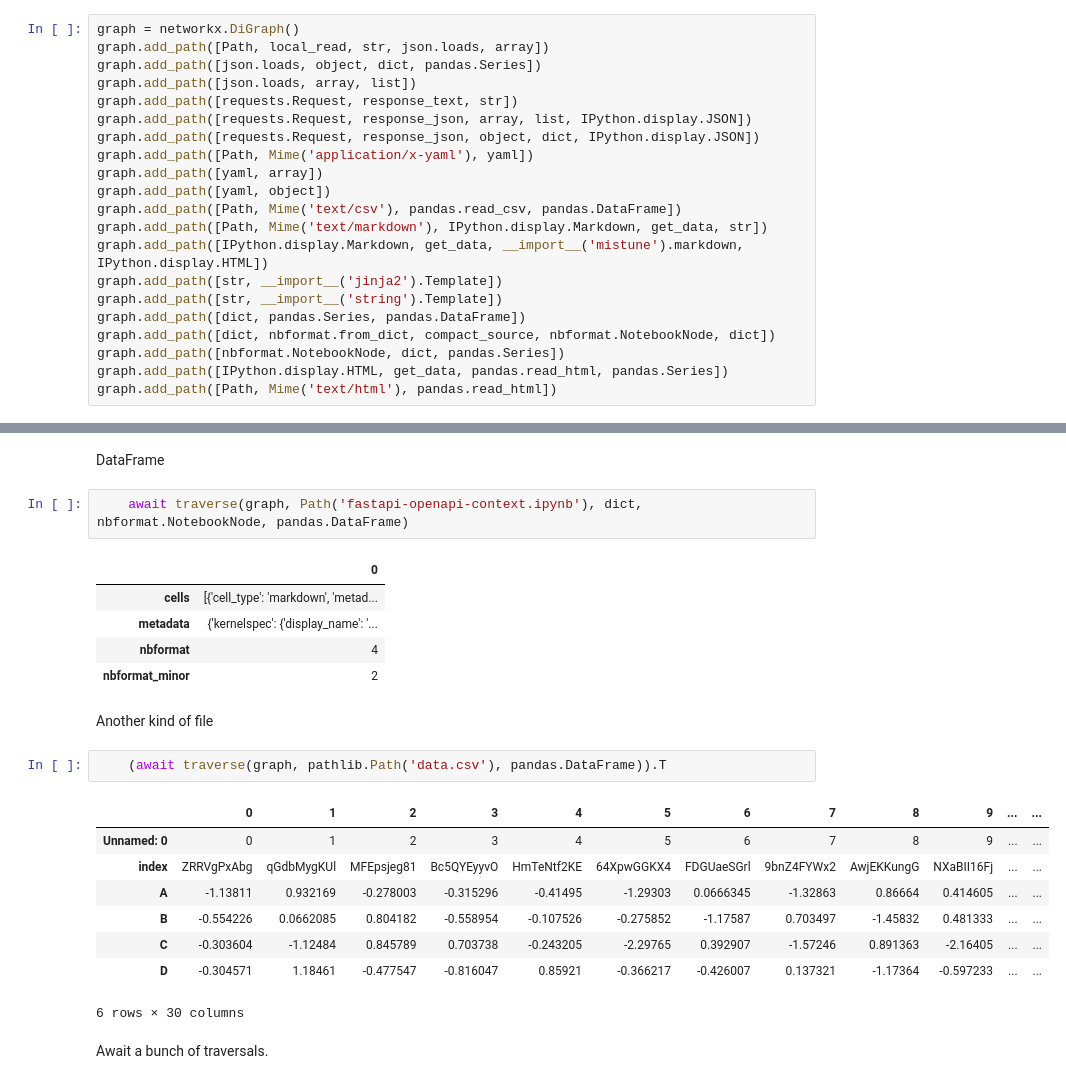
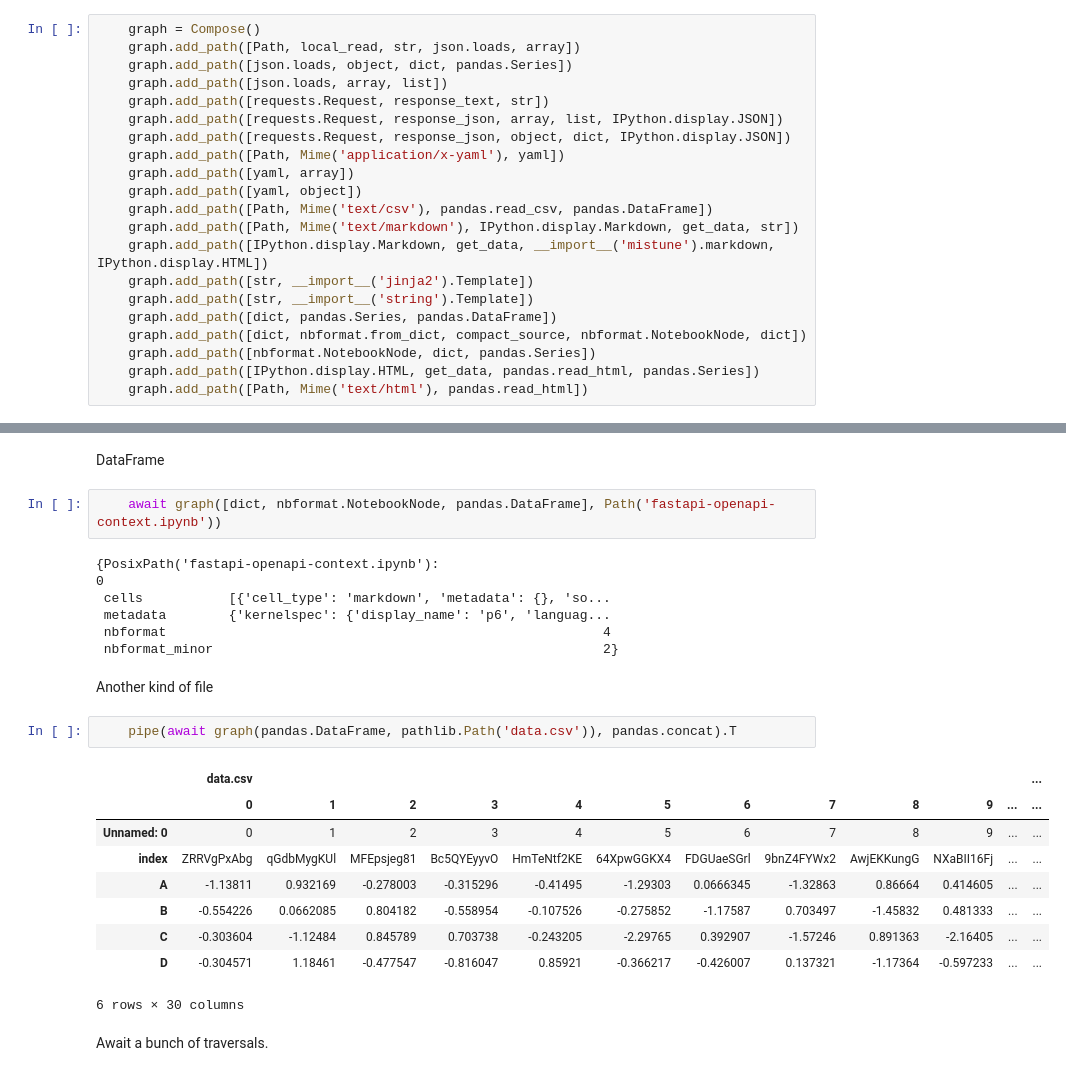
Before and after one commit to deathbeds/ado, a Jupyter notebook: ado.ipynb, the cells around one changed output, grey strips where cells are left out. Cells and saved outputs as stored; diff of their text form.

```diff
--- a/ado.ipynb
+++ b/ado.ipynb
@@ -76,21 +99,21 @@ def get_data(x): return x.data
 # %%
-graph = networkx.DiGraph()
-graph.add_path([Path, local_read, str, json.loads, array])
-graph.add_path([json.loads, object, dict, pandas.Series])
-graph.add_path([json.loads, array, list])
-graph.add_path([requests.Request, response_text, str])
-graph.add_path([requests.Request, response_json, array, list, IPython.display.JSON])
-graph.add_path([requests.Request, response_json, object, dict, IPython.display.JSON])
-graph.add_path([Path, Mime('application/x-yaml'), yaml])
-graph.add_path([yaml, array])
-graph.add_path([yaml, object])
-graph.add_path([Path, Mime('text/csv'), pandas.read_csv, pandas.DataFrame])
-graph.add_path([Path, Mime('text/markdown'), IPython.display.Markdown, get_data, str])
-graph.add_path([IPython.display.Markdown, get_data, __import__('mistune').markdown, IPython.display.HTML])
-graph.add_path([str, __import__('jinja2').Template])
-graph.add_path([str, __import__('string').Template])
-graph.add_path([dict, pandas.Series, pandas.DataFrame])
-graph.add_path([dict, nbformat.from_dict, compact_source, nbformat.NotebookNode, dict])
-graph.add_path([nbformat.NotebookNode, dict, pandas.Series])
-graph.add_path([IPython.display.HTML, get_data, pandas.read_html, pandas.Series])
-graph.add_path([Path, Mime('text/html'), pandas.read_html])
+    graph = Compose()
+    graph.add_path([Path, local_read, str, json.loads, array])
+    graph.add_path([json.loads, object, dict, pandas.Series])
+    graph.add_path([json.loads, array, list])
+    graph.add_path([requests.Request, response_text, str])
+    graph.add_path([requests.Request, response_json, array, list, IPython.display.JSON])
+    graph.add_path([requests.Request, response_json, object, dict, IPython.display.JSON])
+    graph.add_path([Path, Mime('application/x-yaml'), yaml])
+    graph.add_path([yaml, array])
+    graph.add_path([yaml, object])
+    graph.add_path([Path, Mime('text/csv'), pandas.read_csv, pandas.DataFrame])
+    graph.add_path([Path, Mime('text/markdown'), IPython.display.Markdown, get_data, str])
+    graph.add_path([IPython.display.Markdown, get_data, __import__('mistune').markdown, IPython.display.HTML])
+    graph.add_path([str, __import__('jinja2').Template])
+    graph.add_path([str, __import__('string').Template])
+    graph.add_path([dict, pandas.Series, pandas.DataFrame])
+    graph.add_path([dict, nbformat.from_dict, compact_source, nbformat.NotebookNode, dict])
+    graph.add_path([nbformat.NotebookNode, dict, pandas.Series])
+    graph.add_path([IPython.display.HTML, get_data, pandas.read_html, pandas.Series])
+    graph.add_path([Path, Mime('text/html'), pandas.read_html])
@@ -162,18 +168,19 @@ dtype: object
 # %% [markdown]
 DataFrame
 # %%
-    await traverse(graph, Path('fastapi-openapi-context.ipynb'), dict, nbformat.NotebookNode, pandas.DataFrame)
+    await graph([dict, nbformat.NotebookNode, pandas.DataFrame], Path('fastapi-openapi-context.ipynb'))
 # %% [output]
-|  | 0 |
-| cells | [{'cell_type': 'markdown', 'metad... |
-| metadata | {'kernelspec': {'display_name': '... |
-| nbformat | 4 |
-| nbformat_minor | 2 |
+{PosixPath('fastapi-openapi-context.ipynb'):                                                                 0
+ cells           [{'cell_type': 'markdown', 'metadata': {}, 'so...
+ metadata        {'kernelspec': {'display_name': 'p6', 'languag...
+ nbformat                                                        4
+ nbformat_minor                                                  2}
 # %% [markdown]
 Another kind of file
 # %%
-    (await traverse(graph, pathlib.Path('data.csv'), pandas.DataFrame)).T
+    pipe(await graph(pandas.DataFrame, pathlib.Path('data.csv')), pandas.concat).T
 # %% [output]
+|  | data.csv |  |  |  |  |  |  |  |  |  |  | ... |
 |  | 0 | 1 | 2 | 3 | 4 | 5 | 6 | 7 | 8 | 9 | ... | ... |
 | Unnamed: 0 | 0 | 1 | 2 | 3 | 4 | 5 | 6 | 7 | 8 | 9 | ... | ... |
 | index | ZRRVgPxAbg | qGdbMygKUl | MFEpsjeg81 | Bc5QYEyyvO | HmTeNtf2KE | 64XpwGGKX4 | FDGUaeSGrl | 9bnZ4FYWx2 | AwjEKKungG | NXaBII16Fj | ... | ... |
```
Also changed, not shown: parts of 12 cells of this notebook.
